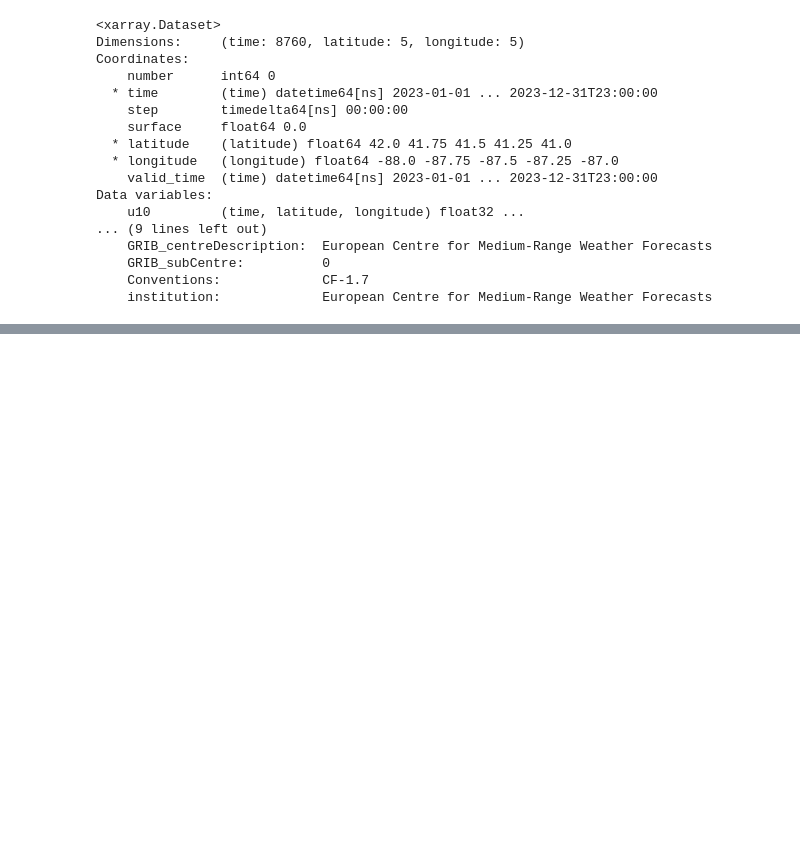
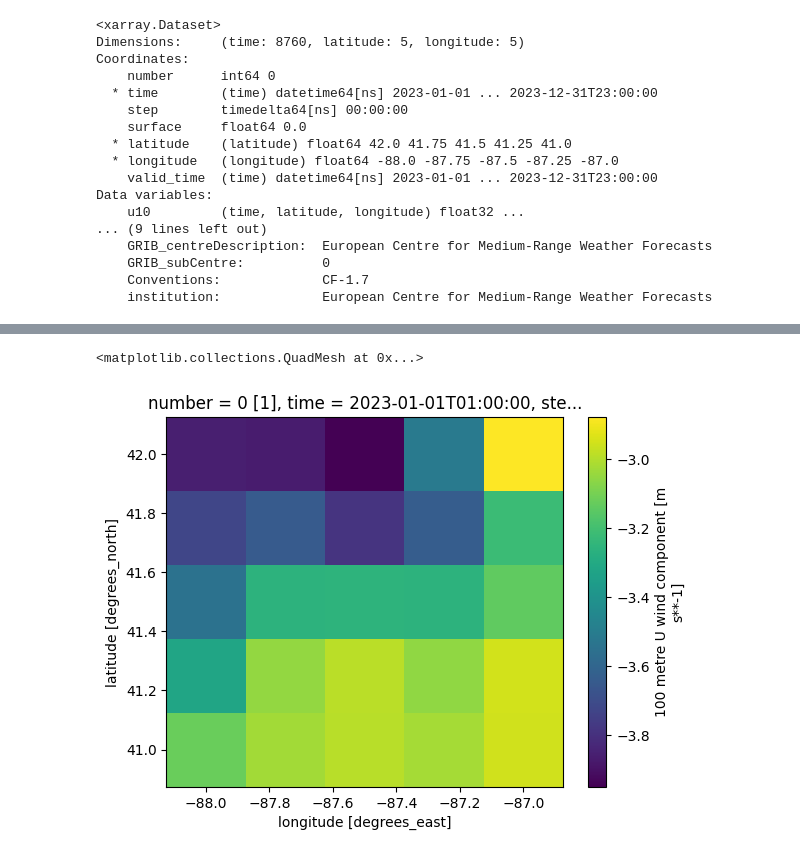
Before and after one commit to Qianru69/Wind-Prediction, a Jupyter notebook: Wind-Prediction.ipynb, the cells around one changed output, grey strips where cells are left out. Saved outputs shown, nothing was run; the diff lists cells and outputs as text; code cells hidden in the pictures; blank space fills up the shorter version.

```diff
--- a/Wind-Prediction.ipynb
+++ b/Wind-Prediction.ipynb
@@ -214,0 +244,7 @@ Data variables:
+# %%
+# Plot for a single time point
+# by index
+data.u100[1].plot()
+# %% [output]
+<matplotlib.collections.QuadMesh at 0x...>
+[figure, added]
```
Also changed, not shown: parts of 17 cells of this notebook.
